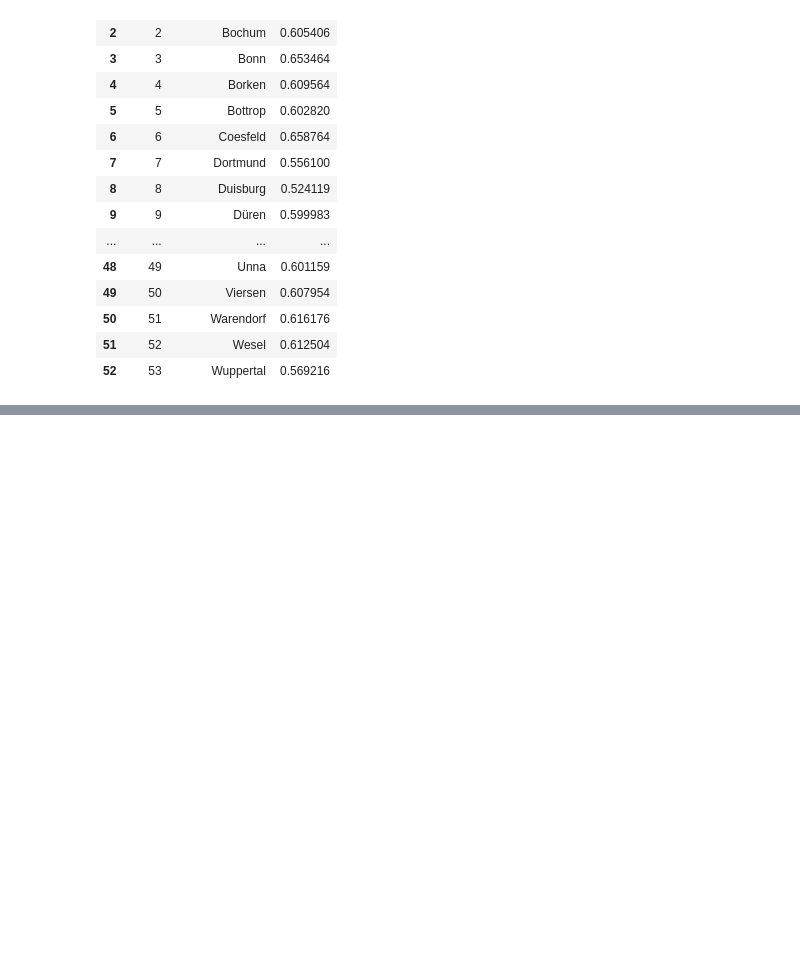
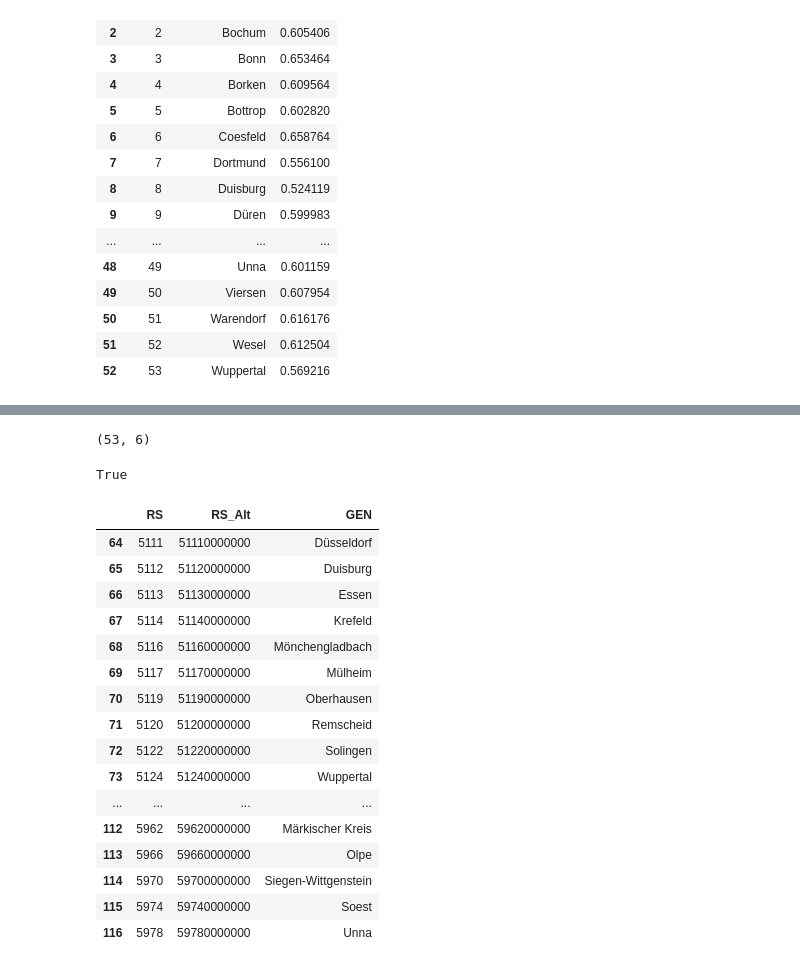
Before and after one commit to xlko/WahlbeteiligungNRW, a Jupyter notebook: WahlbeteiligungNRW.ipynb, the cells around one changed output, grey strips where cells are left out. Saved outputs shown, nothing was run; the diff lists cells and outputs as text; code cells hidden in the pictures; blank space fills up the shorter version.

```diff
--- a/WahlbeteiligungNRW.ipynb
+++ b/WahlbeteiligungNRW.ipynb
@@ -355,0 +381,4 @@ urllib.quote(u'M\xe4rkischer Kreis'.encode('utf8'))
+# %%
+ags.shape
+# %% [output]
+(53, 6)
@@ -355,0 +387,6 @@ urllib.quote(u'M\xe4rkischer Kreis'.encode('utf8'))
+# %%
+## Okay nun müssten die Datensätze die gleiche Anzahl an Kreisen enthalten
+## Ein logischer vergleich der Länge bietet sich an
+len(ags) == len(wahlbetStadt)
+# %% [output]
+True
@@ -355,0 +400,20 @@ urllib.quote(u'M\xe4rkischer Kreis'.encode('utf8'))
+# %%
+ags
+# %% [output]
+|  | RS | RS_Alt | GEN |
+| 64 | 5111 | 51110000000 | Düsseldorf |
+| 65 | 5112 | 51120000000 | Duisburg |
+| 66 | 5113 | 51130000000 | Essen |
+| 67 | 5114 | 51140000000 | Krefeld |
+| 68 | 5116 | 51160000000 | Mönchengladbach |
+| 69 | 5117 | 51170000000 | Mülheim |
+| 70 | 5119 | 51190000000 | Oberhausen |
+| 71 | 5120 | 51200000000 | Remscheid |
+| 72 | 5122 | 51220000000 | Solingen |
+| 73 | 5124 | 51240000000 | Wuppertal |
+| ... | ... | ... | ... |
+| 112 | 5962 | 59620000000 | Märkischer Kreis |
+| 113 | 5966 | 59660000000 | Olpe |
+| 114 | 5970 | 59700000000 | Siegen-Wittgenstein |
+| 115 | 5974 | 59740000000 | Soest |
+| 116 | 5978 | 59780000000 | Unna |
```
Also changed, not shown: parts of 17 cells of this notebook, 1 other file.
